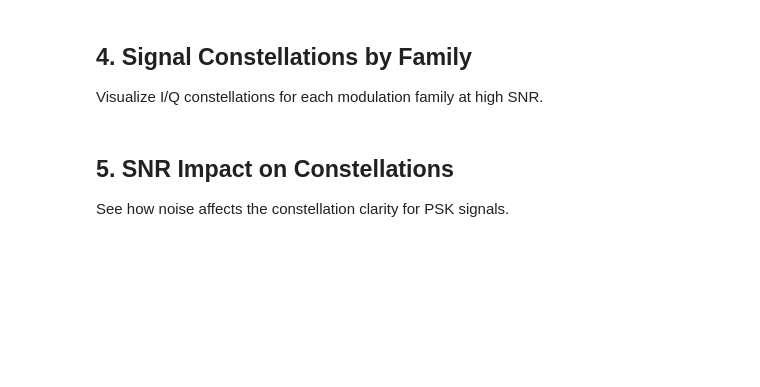
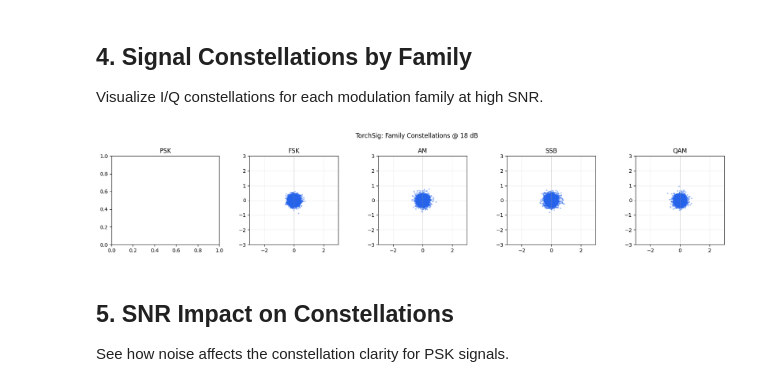
Before and after one commit to yagoliz/robust-amc, a Jupyter notebook: notebooks/01_data_exploration.ipynb, the cells around one changed output. Saved outputs shown, nothing was run; the diff lists cells and outputs as text; code cells hidden in the pictures; blank space fills up the shorter version.

```diff
--- a/notebooks/01_data_exploration.ipynb
+++ b/notebooks/01_data_exploration.ipynb
@@ -119,32 +137,34 @@ def plot_constellation(signal, title="", ax=None):
 # %%
 # Plot constellations for each family at high SNR
 snr_to_plot = 18
 families_to_plot = ts_mapper.family_names
 
 fig, axes = plt.subplots(1, len(families_to_plot), figsize=(3.5 * len(families_to_plot), 3.5))
 
 for ax, family in zip(axes, families_to_plot):
     fam_idx = ts_mapper.family_names.index(family)
     mask = (ts_family_indices == fam_idx) & (np.abs(ts_snrs - snr_to_plot) <= 2)
 
     if mask.sum() > 0:
         # Get several samples for better visualization
         samples = ts_data[mask][:10]
-        I = samples[:, 0, :].flatten()
-        Q = samples[:, 1, :].flatten()
+        I = samples[:, :].real
+        Q = samples[:, :].imag
 
         ax.scatter(I, Q, alpha=0.3, s=4, c='#2563eb')
         ax.axhline(y=0, color='gray', linestyle='-', linewidth=0.5, alpha=0.5)
         ax.axvline(x=0, color='gray', linestyle='-', linewidth=0.5, alpha=0.5)
         ax.set_xlim(-3, 3)
         ax.set_ylim(-3, 3)
         ax.set_aspect('equal')
         ax.grid(True, alpha=0.2)
     ax.set_title(family)
 
 plt.suptitle(f"TorchSig: Family Constellations @ {snr_to_plot} dB", fontsize=12)
 plt.tight_layout()
 plt.show()
+# %% [output]
+[figure, added]
 # %% [markdown]
 ## 5. SNR Impact on Constellations
 
```
Also changed, not shown: parts of 4 cells of this notebook, 2 other files.
